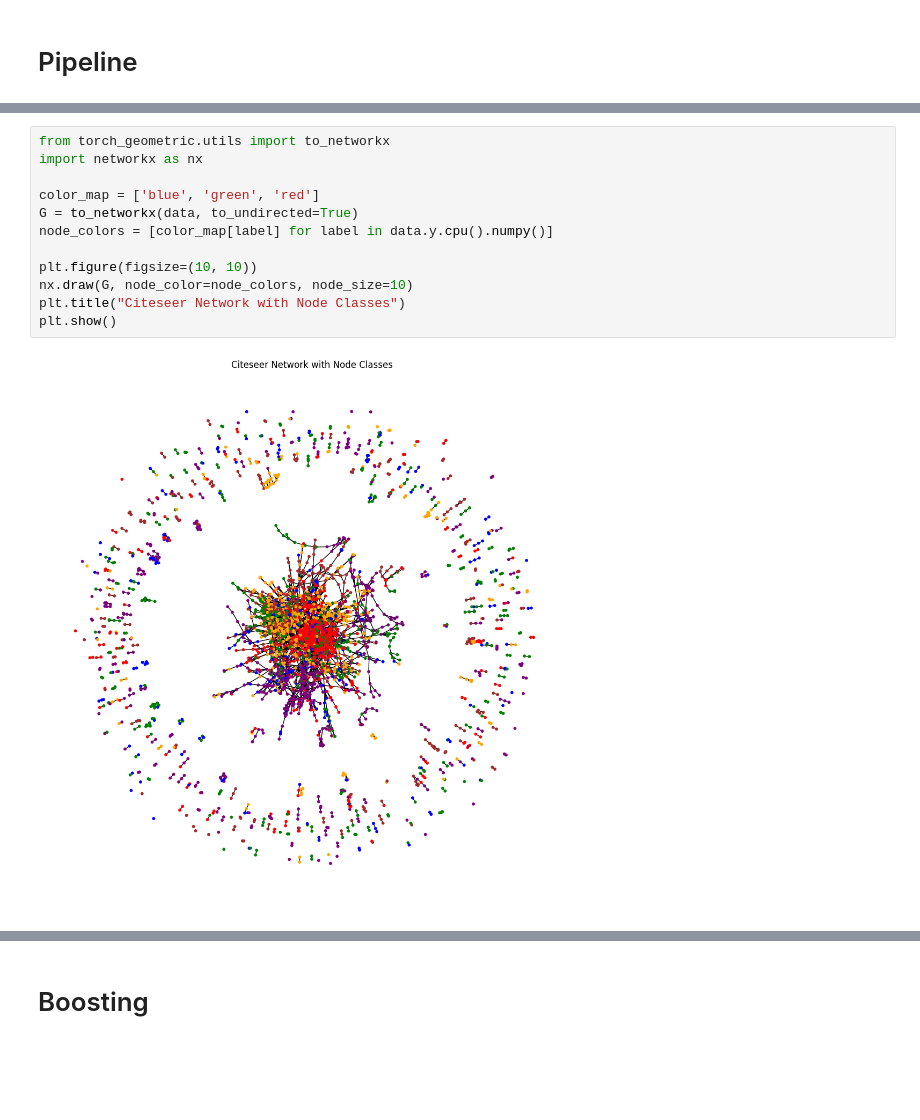
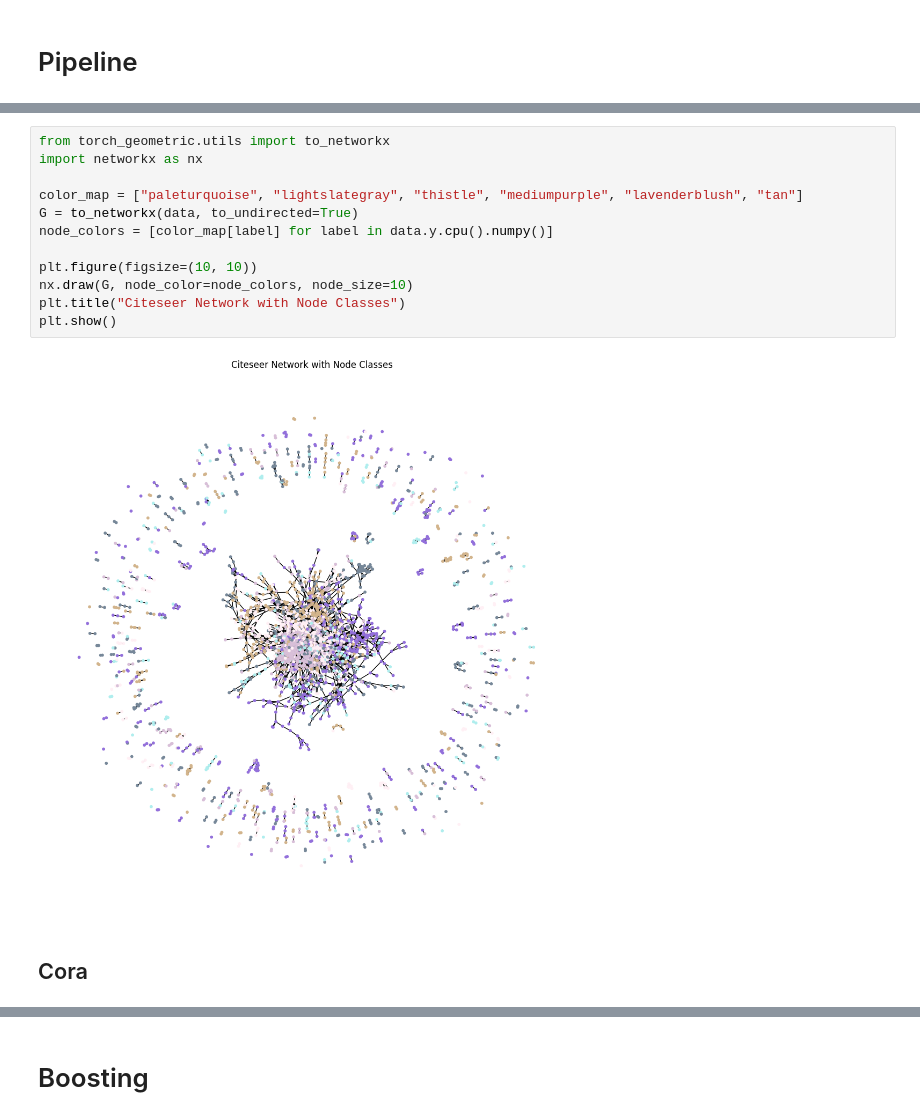
Before and after one commit to Chehmet/citation_network, a Jupyter notebook: baseline (2).ipynb, the cells around one changed output, grey strips where cells are left out. Drawn from its saved outputs; the diff is of its cells as text; blank space fills up the shorter version.

```diff
--- a/baseline (2).ipynb
+++ b/baseline (2).ipynb
@@ -322,14 +343,16 @@ Epoch 180, Loss: 0.0040
 # %%
 from torch_geometric.utils import to_networkx
 import networkx as nx
 
-color_map = ['blue', 'green', 'red']
+color_map = ["paleturquoise", "lightslategray", "thistle", "mediumpurple", "lavenderblush", "tan"]
 G = to_networkx(data, to_undirected=True)
 node_colors = [color_map[label] for label in data.y.cpu().numpy()]
 
 plt.figure(figsize=(10, 10))
 nx.draw(G, node_color=node_colors, node_size=10)
 plt.title("Citeseer Network with Node Classes")
 plt.show()
 # %% [output]
-[figure, old version]
+[figure, new version]
+# %% [markdown]
+## Cora
```
Also changed, not shown: parts of 10 cells of this notebook, 13 other files.
